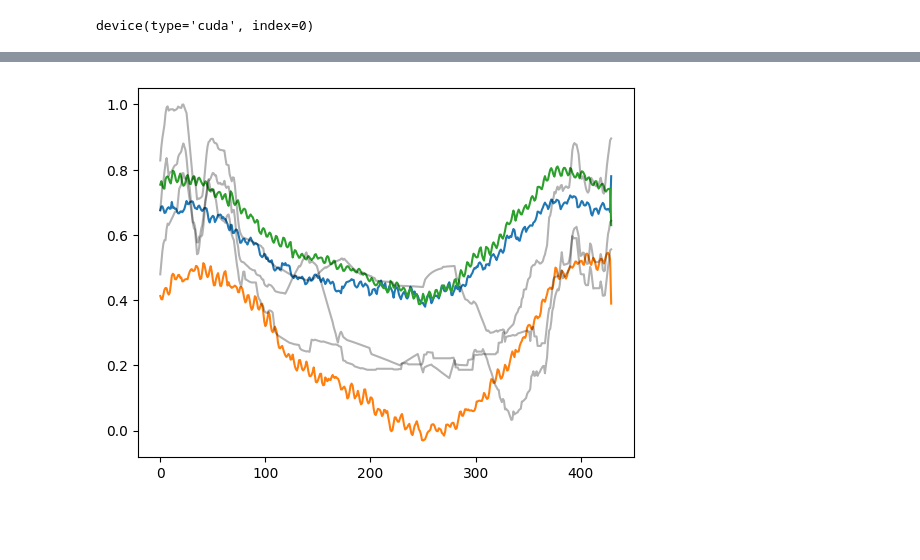
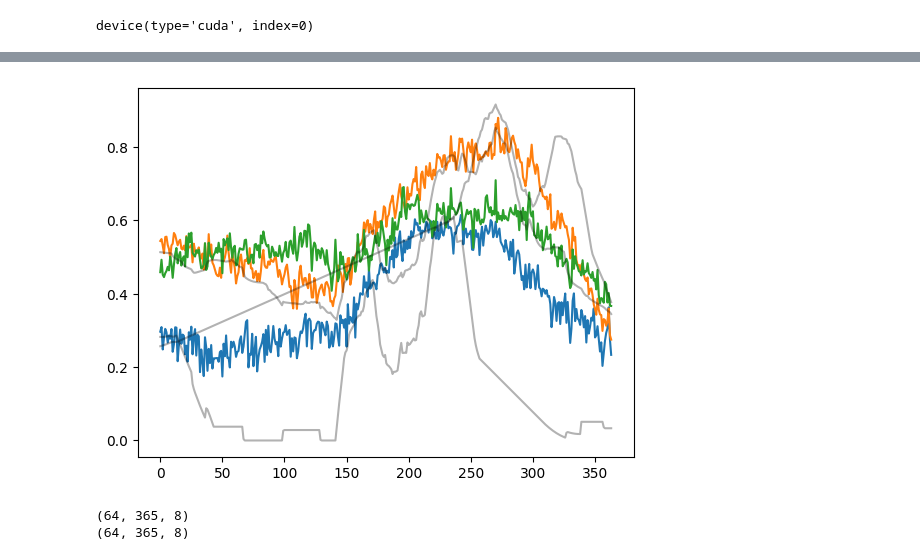
Before and after one commit to NathanAlmazan/RiverCastNotebooks, a Jupyter notebook: rivercast.ipynb, the cells around one changed output, grey strips where cells are left out. Cells and saved outputs as stored; diff of their text form; code cells hidden in the pictures; blank space fills up the shorter version.

Commit message:
revised data split

```diff
--- a/rivercast.ipynb
+++ b/rivercast.ipynb
@@ -418,7 +418,7 @@ class AutoLayerNorm(nn.Module):
         return x_hat - bias
 
 
-class MovingAvg(nn.Module):"
+class MovingAvg(nn.Module):
     def __init__(self, kernel_size, stride):
         super(MovingAvg, self).__init__()
         self.kernel_size = kernel_size
@@ -658,4 +658,4 @@ def predict(batch_x, batch_y, batch_x_mark, batch_y_mark):
 
     return outputs, batch_y
 # %%
-autoformer.load_state_dict(torch.load('exp_v3.pth'))
+# autoformer.load_state_dict(torch.load('exp_v3.pth'))
@@ -664,7 +662,7 @@ autoformer.load_state_dict(torch.load('exp_v3.pth'))
 # %%
 time_now = time.time()
 train_steps = len(train_data_loader)
-train_epochs = 2
+train_epochs = 12
 
 model_optim = torch.optim.Adam(autoformer.parameters(), lr=0.001)
 loss_fn = torch.nn.MSELoss()
@@ -736,18 +746,0 @@ torch.save(autoformer.state_dict(), 'exp_v3.pth')  # save model
-# %%
-# autoformer.load_state_dict(torch.load('exp_v1.pth'))
-
-preds = []
-autoformer.eval()
-with torch.no_grad():
-    for i, (batch_x, batch_y, batch_x_mark, batch_y_mark) in enumerate(test_data_loader):
-        batch_x = batch_x.float().to(device)
-        batch_y = batch_y.float()
-        batch_x_mark = batch_x_mark.float().to(device)
-        batch_y_mark = batch_y_mark.float().to(device)
-
-        outputs, batch_y = predict(batch_x, batch_y, batch_x_mark, batch_y_mark)
-
-        pred = outputs.detach().cpu().numpy()  # .squeeze()
-        preds.append(pred)
-
-len(preds)
@@ -777,6 +798,15 @@ print(y_true.shape)
 # %%
-plt.plot(y_pred[0][300:, :3])
-plt.plot(y_true[0][300:, :3], alpha=0.3, color='k')
+plt.plot(y_pred[50][:-1, :3])
+plt.plot(y_true[50][:-1, :3], alpha=0.3, color='k')
 plt.show()
 # %% [output]
-[figure, old version]
+[figure, new version]
+# %%
+batch_x, batch_y, batch_x_mark, batch_y_mark = inputs[4]
+y_pred, y_true = test_prediction(batch_x, batch_y, batch_x_mark, batch_y_mark)
+
+print(y_pred.shape)
+print(y_true.shape)
+# %% [output]
+(64, 365, 8)
+(64, 365, 8)
```
Also changed, not shown: parts of 13 cells of this notebook.
